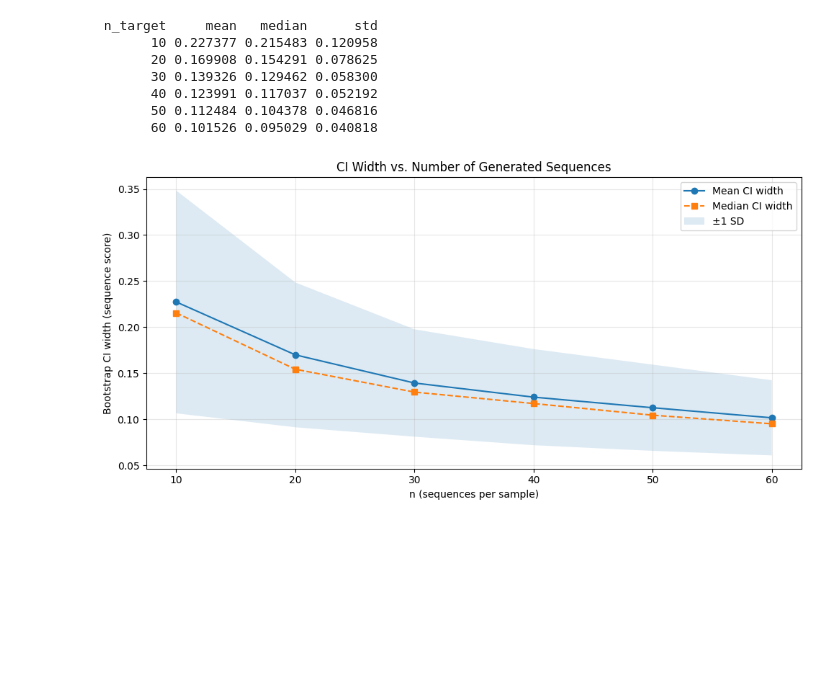
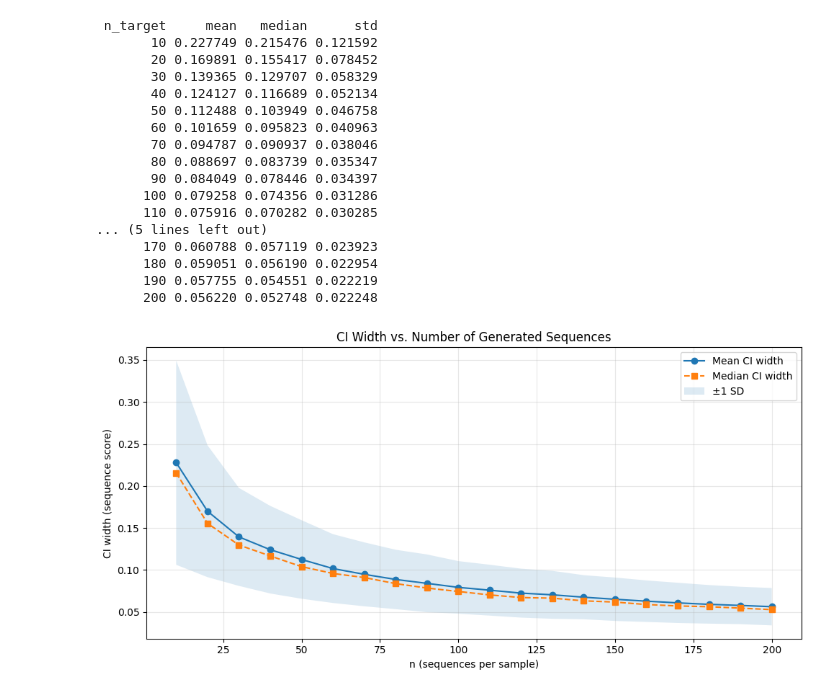
Before and after one commit to Snoopy989/sctt_origional_implimentation, a Jupyter notebook: src_phase2/notebooks/quick_test_analysis.ipynb, the cells around one changed output. Drawn from its saved outputs; the diff is of its cells as text; code cells hidden in the pictures; blank space fills up the shorter version.

```diff
--- a/src_phase2/notebooks/quick_test_analysis.ipynb
+++ b/src_phase2/notebooks/quick_test_analysis.ipynb
@@ -318,37 +327,47 @@ Total CI records: 3500
 # %%
 import matplotlib.pyplot as plt
 
 summary = (
     ci_all
     .groupby('n_target')['ci_bootstrap_width']
     .agg(['mean', 'median', 'std'])
     .reset_index()
 )
 
 print(summary.to_string(index=False))
 
 fig, ax = plt.subplots(figsize=(10, 5))
 ax.plot(summary['n_target'], summary['mean'],   marker='o', label='Mean CI width')
 ax.plot(summary['n_target'], summary['median'], marker='s', label='Median CI width', linestyle='--')
 ax.fill_between(
     summary['n_target'],
     summary['mean'] - summary['std'],
     summary['mean'] + summary['std'],
     alpha=0.15, label='±1 SD'
 )
 ax.set_xlabel('n (sequences per sample)')
-ax.set_ylabel('Bootstrap CI width (sequence score)')
+ax.set_ylabel('CI width (sequence score)')
 ax.set_title('CI Width vs. Number of Generated Sequences')
 ax.legend()
 ax.grid(True, alpha=0.3)
 plt.tight_layout()
 plt.show()
 # %% [output]
  n_target     mean   median      std
-       10 0.227377 0.215483 0.120958
-       20 0.169908 0.154291 0.078625
-       30 0.139326 0.129462 0.058300
-       40 0.123991 0.117037 0.052192
-       50 0.112484 0.104378 0.046816
-       60 0.101526 0.095029 0.040818
+       10 0.227749 0.215476 0.121592
+       20 0.169891 0.155417 0.078452
+       30 0.139365 0.129707 0.058329
+       40 0.124127 0.116689 0.052134
+       50 0.112488 0.103949 0.046758
+       60 0.101659 0.095823 0.040963
+       70 0.094787 0.090937 0.038046
+       80 0.088697 0.083739 0.035347
+       90 0.084049 0.078446 0.034397
+      100 0.079258 0.074356 0.031286
+      110 0.075916 0.070282 0.030285
+... (5 lines left out)
+      170 0.060788 0.057119 0.023923
+      180 0.059051 0.056190 0.022954
+      190 0.057755 0.054551 0.022219
+      200 0.056220 0.052748 0.022248
-[figure, old version]
+[figure, new version]
```
Also changed, not shown: parts of 8 cells of this notebook, 18 other files.
